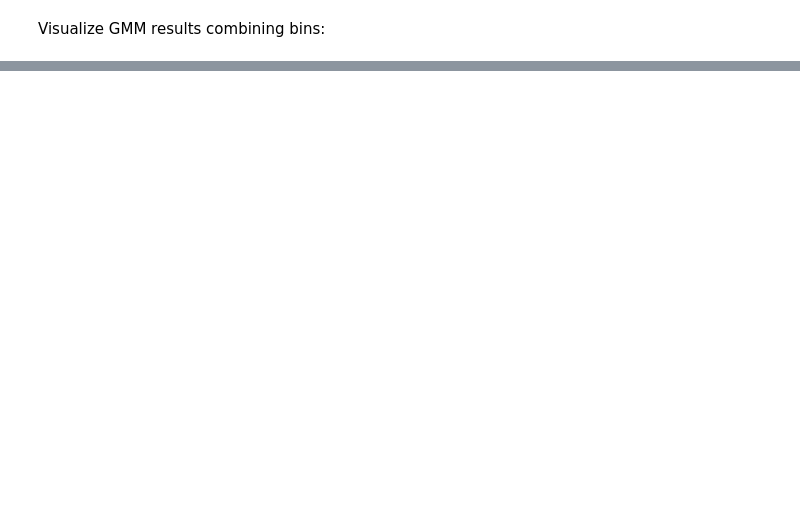
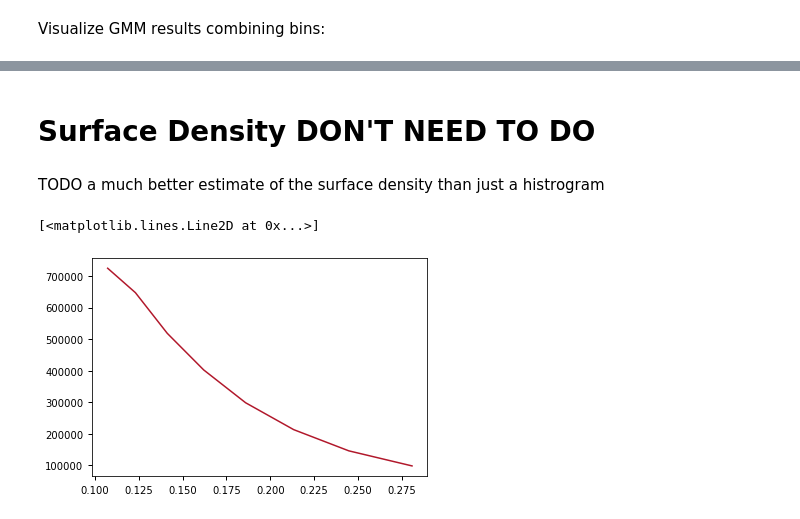
Before and after one commit to nstarman/jas1101_project, a Jupyter notebook: notebooks/ReadGC+Binning+GMM.ipynb, the cells around one changed output, grey strips where cells are left out. Saved outputs shown, nothing was run; the diff lists cells and outputs as text; code cells hidden in the pictures; blank space fills up the shorter version.

```diff
--- a/notebooks/ReadGC+Binning+GMM.ipynb
+++ b/notebooks/ReadGC+Binning+GMM.ipynb
@@ -177,0 +179,23 @@ plt.show()
+# %% [markdown]
+# Surface Density DON'T NEED TO DO
+# %% [markdown]
+TODO a much better estimate of the surface density than just a histrogram
+# %%
+suface_density = []
+
+for i, b in enumerate(bins[:-1]):
+
+    r = z_bins[str(i)]["r"]
+    pm = z_bins[str(i)]["pm"]
+    gmm = gmm_bins[i]
+
+    prob_main_pop = predict_main_pop(pm, gmm)
+    is_main_pop = prob_main_pop > 0.8
+
+    area = np.pi * (bins[i+1]**2 - b**2)
+    suface_density.append(len(r) / area)
+
+plt.plot((bins[:-1]+bins[1:])/2, suface_density)
+# %% [output]
+[<matplotlib.lines.Line2D at 0x...>]
+[figure, added]
```
Also changed, not shown: parts of 19 cells of this notebook, 1 other file.
